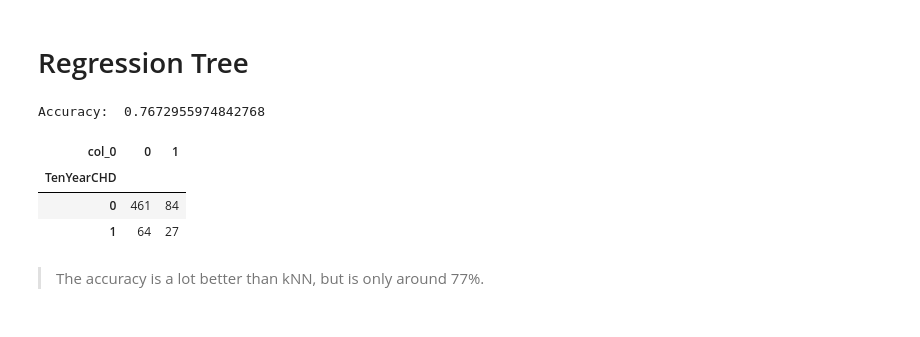
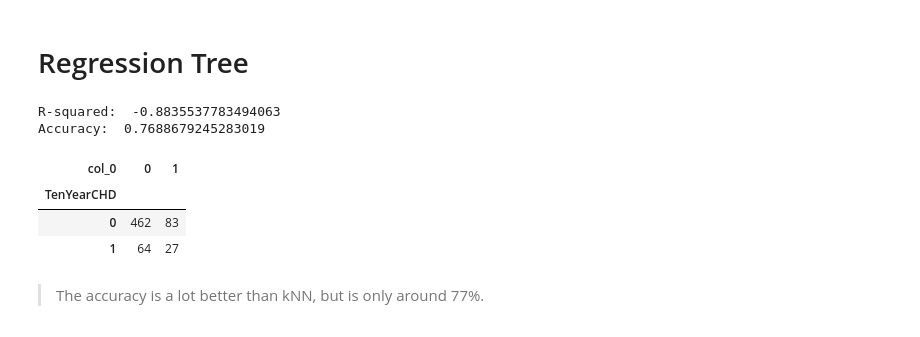
Before and after one commit to farhaniwnl/project_chd_crg3ts, a Jupyter notebook: drafting.ipynb, the cells around one changed output. Saved outputs shown, nothing was run; the diff lists cells and outputs as text; code cells hidden in the pictures.

Commit message:
added r-squared

```diff
--- a/drafting.ipynb
+++ b/drafting.ipynb
@@ -280,20 +286,25 @@ R-squared: 0.06937306768155393
 # %%
 cart = DecisionTreeClassifier()
 cart = cart.fit(X_train, y_train)
 
 y_hat = cart.predict(X_test)
 
+SSE = np.sum( (y_test - y_hat)**2 )
+TSS = np.sum( (y_test - np.mean(y) )**2 )
+rsq = 1 - SSE/TSS
+print("R-squared: ", rsq)
 ## Confusion Matrix
 tab = pd.crosstab(y_test,y_hat) # Compute confusion matrix
 acc = (tab.iloc[0,0]+tab.iloc[1,1])/(tab.iloc[0,0]+tab.iloc[1,1]+tab.iloc[0,1]+tab.iloc[1,0]) # Compute Accuracy
 
 print('Accuracy: ', acc, '\n')
 pd.crosstab(y_test,y_hat)
 # %% [output]
-Accuracy:  0.7672955974842768
+R-squared:  -0.8835537783494063
+Accuracy:  0.7688679245283019
 | col_0 | 0 | 1 |
 | TenYearCHD |  |  |
-| 0 | 461 | 84 |
+| 0 | 462 | 83 |
 | 1 | 64 | 27 |
 # %% [markdown]
 > The accuracy is a lot better than kNN, but is only around 77%.
```
Also changed, not shown: parts of 3 cells of this notebook.
